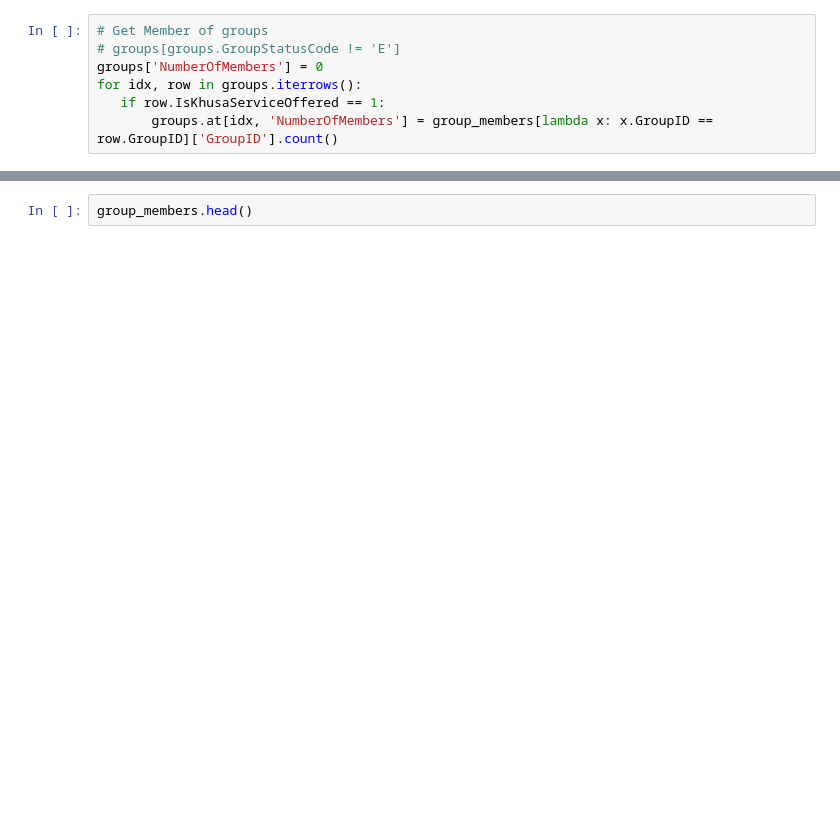
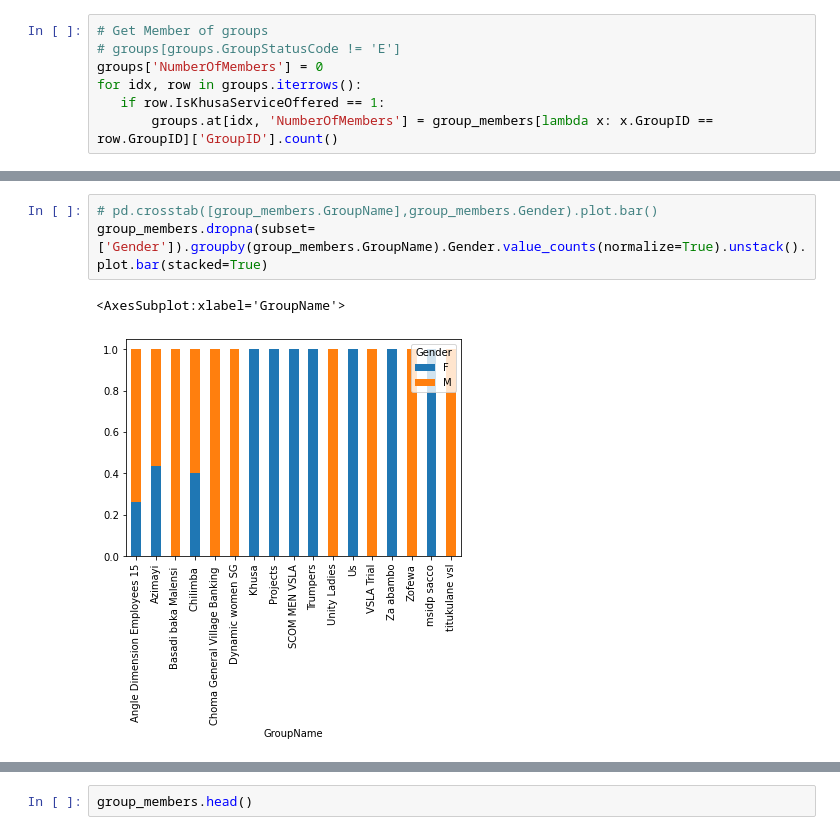
Before and after one commit to pike-msonda/adds_project, a Jupyter notebook: vsla.ipynb, the cells around one changed output, grey strips where cells are left out. Saved outputs shown, nothing was run; the diff lists cells and outputs as text; blank space fills up the shorter version.

```diff
--- a/vsla.ipynb
+++ b/vsla.ipynb
@@ -35,0 +47,6 @@ sns.heatmap(group_pivot_table, annot=True,  cmap="YlGnBu")
+# %%
+# pd.crosstab([group_members.GroupName],group_members.Gender).plot.bar()
+group_members.dropna(subset=['Gender']).groupby(group_members.GroupName).Gender.value_counts(normalize=True).unstack().plot.bar(stacked=True)
+# %% [output]
+<AxesSubplot:xlabel='GroupName'>
+[figure, added]
```
Also changed, not shown: parts of 21 cells of this notebook, 10 other files.
